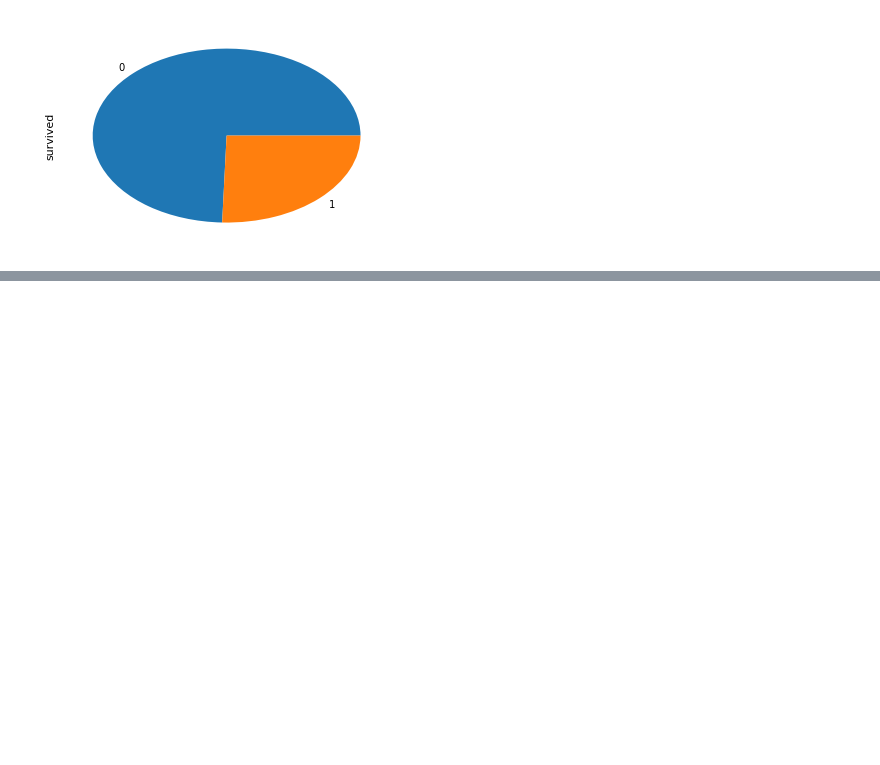
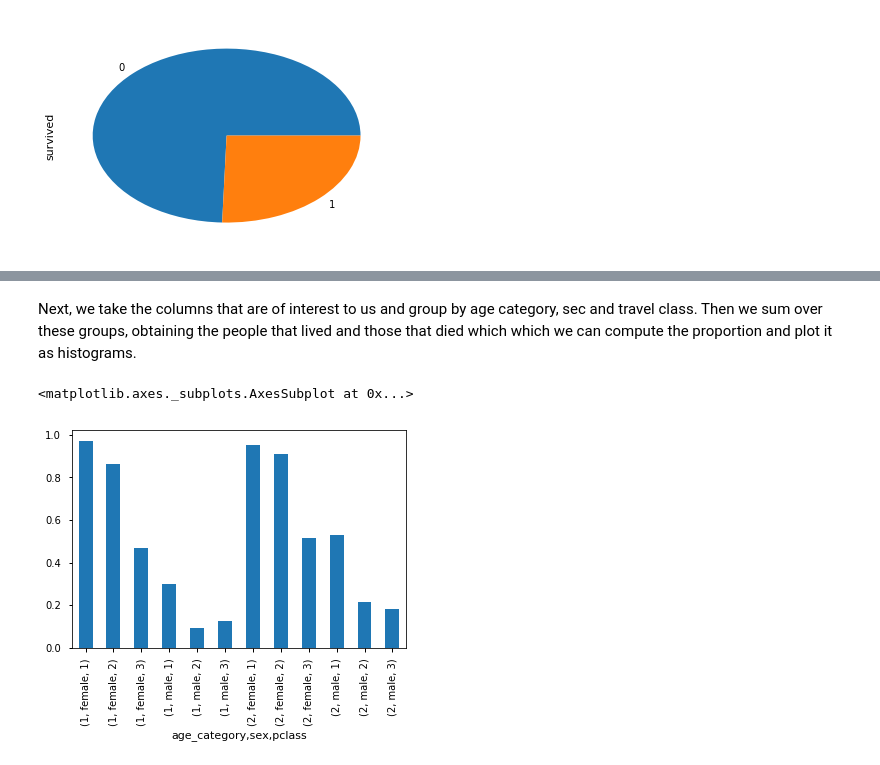
Before and after one commit to RadoslawDryzner/LeRepoDuGuerrier, a Jupyter notebook: Homework01/Homework 1.ipynb, the cells around one changed output, grey strips where cells are left out. Cells and saved outputs as stored; diff of their text form; code cells hidden in the pictures; blank space fills up the shorter version.

```diff
--- a/Homework01/Homework 1.ipynb
+++ b/Homework01/Homework 1.ipynb
@@ -237,0 +236,3 @@ See the caveats in the documentation: http://pandas.pydata.org/pandas-docs/stabl
+# %%
+titanic.insert(0, 'age_category', 1)
+median = titanic['age'].median()
@@ -237,0 +241,13 @@ See the caveats in the documentation: http://pandas.pydata.org/pandas-docs/stabl
+# %%
+titanic.loc[titanic['age'] > median, 'age_category'] = 1
+titanic.loc[titanic['age'] <= median, 'age_category'] = 2
+titanic['age_category'] = titanic.age_category.astype('category')
+# %% [markdown]
+Next, we take the columns that are of interest to us and group by age category, sec and travel class. Then we sum over these groups, obtaining the people that lived and those that died which which we can compute the proportion and plot it as histograms.
+# %%
+sub = titanic[['pclass', 'sex', 'age_category', 'alive', 'dead', 'ratio']]
+subagg = sub.groupby(['age_category', 'sex', 'pclass']).sum()
+(subagg['alive'] / (subagg['alive'] + subagg['dead'])).plot(kind='bar')
+# %% [output]
+<matplotlib.axes._subplots.AxesSubplot at 0x...>
+[figure, added]
```
Also changed, not shown: parts of 14 cells of this notebook.
